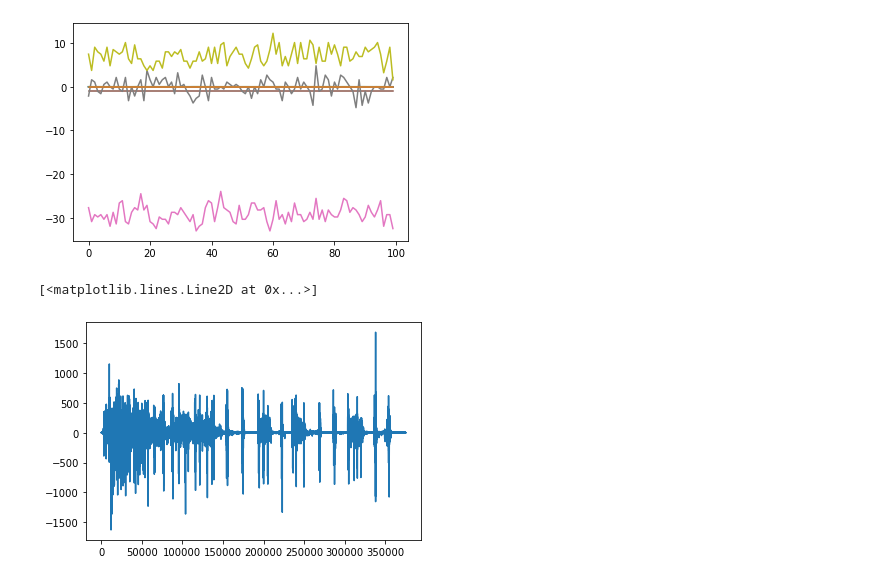
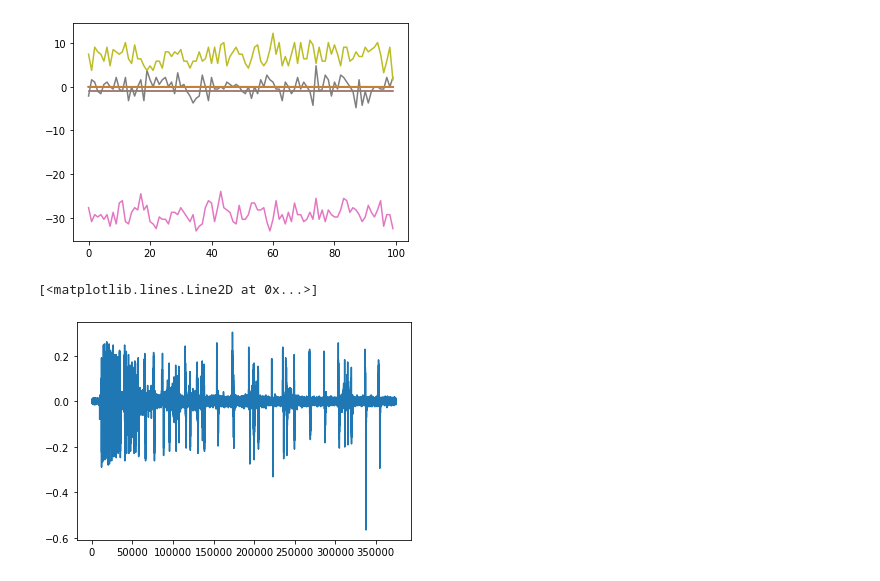
Before and after one commit to earthspecies/BEBE, a Jupyter notebook: data_formatting/format_jeantet_turtles.ipynb, the cells around one changed output. Drawn from its saved outputs; the diff is of its cells as text; code cells hidden in the pictures.

```diff
--- a/data_formatting/format_jeantet_turtles.ipynb
+++ b/data_formatting/format_jeantet_turtles.ipynb
@@ -345,7 +353,7 @@ for i in range(np.shape(data)[1]):
 # %% [output]
 [figure]
 # %%
-plt.plot(data[:, 7])
+plt.plot(data[:, 9])
 # %% [output]
 [<matplotlib.lines.Line2D at 0x...>]
-[figure, old version]
+[figure, new version]
```
Also changed, not shown: parts of 2 cells of this notebook, 10 other files.
